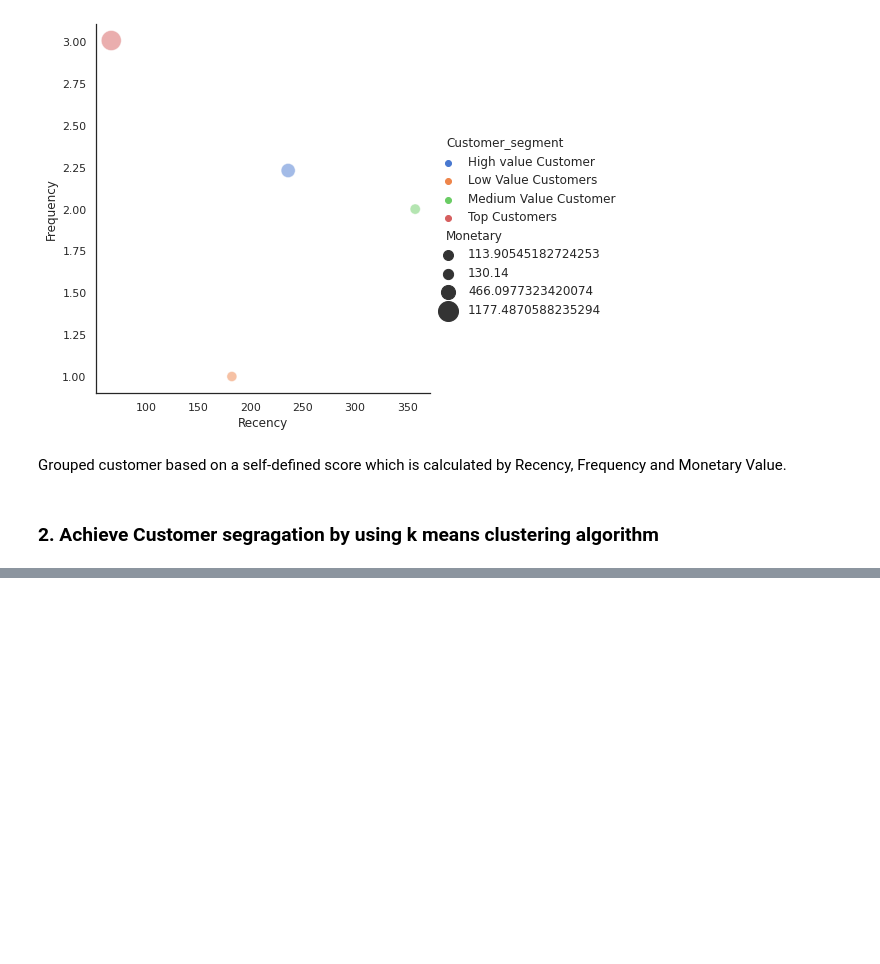
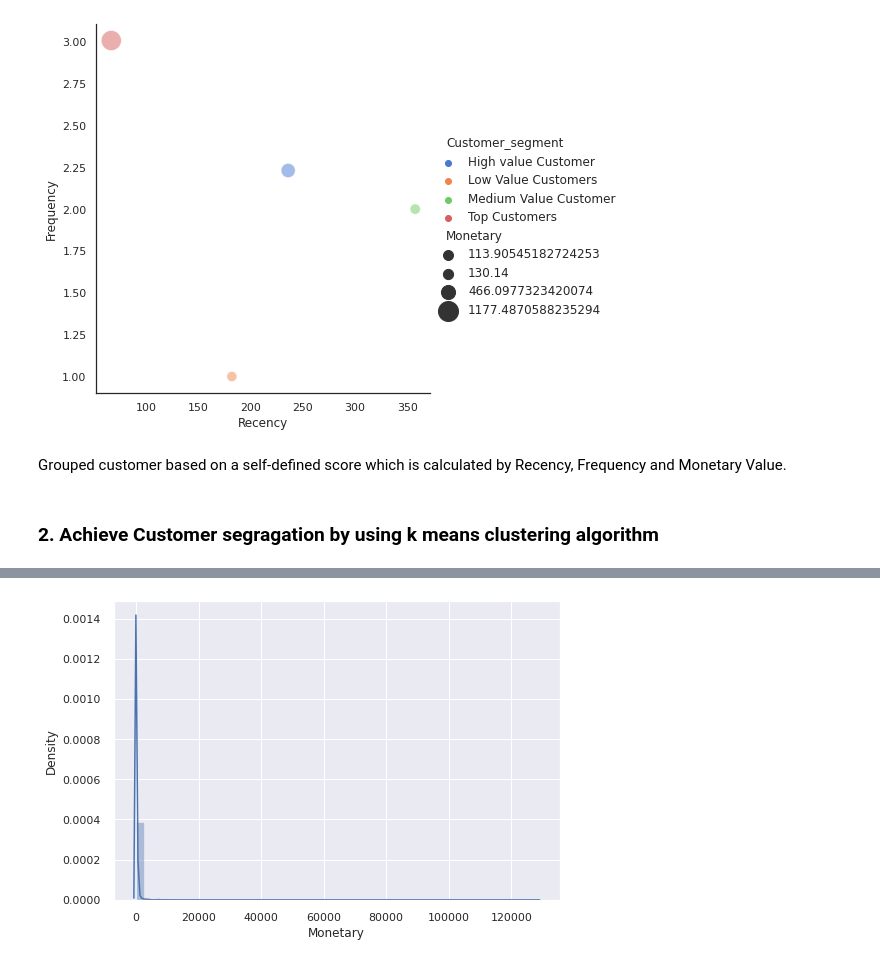
Before and after one commit to lirui720/Google_E_Commerce_RFM_model, a Jupyter notebook: RFM_Model.ipynb, the cells around one changed output, grey strips where cells are left out. Saved outputs shown, nothing was run; the diff lists cells and outputs as text; code cells hidden in the pictures; blank space fills up the shorter version.

```diff
--- a/RFM_Model.ipynb
+++ b/RFM_Model.ipynb
@@ -158,0 +192,6 @@ Grouped customer based on a self-defined score which is calculated by Recency, F
+# %%
+z = rfm_df['Monetary']
+
+az = sns.distplot(z)
+# %% [output]
+[figure, added]
```
Also changed, not shown: parts of 16 cells of this notebook.
